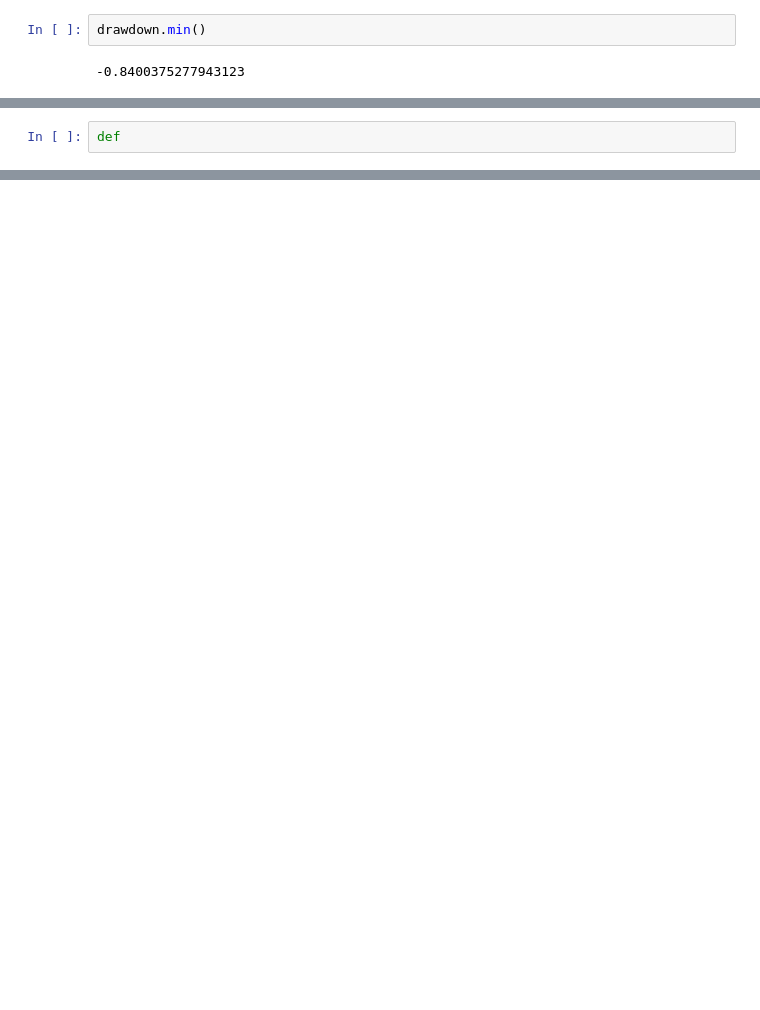
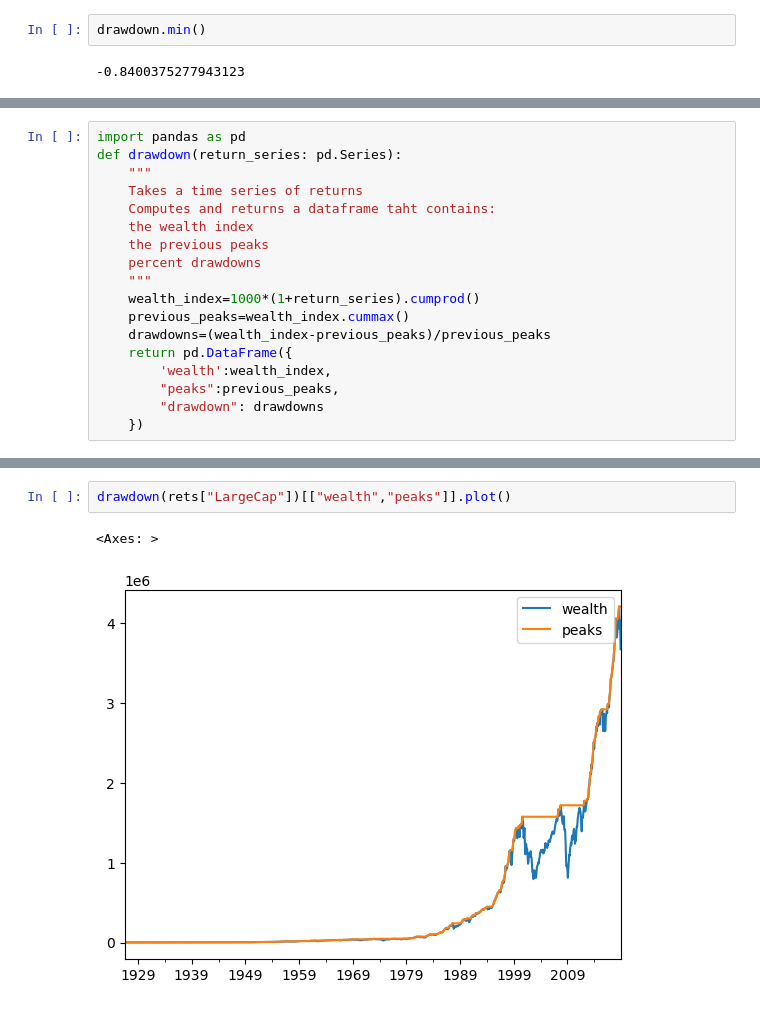
Before and after one commit to TheSmallRaccoon/PortAnalytics---Notes, a Jupyter notebook: MyPractice.ipynb, the cells around one changed output, grey strips where cells are left out. Saved outputs shown, nothing was run; the diff lists cells and outputs as text; blank space fills up the shorter version.

```diff
--- a/MyPractice.ipynb
+++ b/MyPractice.ipynb
@@ -588,2 +589,18 @@ Period('1932-05', 'M')
 # %%
-def
+import pandas as pd
+def drawdown(return_series: pd.Series):
+    """
+    Takes a time series of returns
+    Computes and returns a dataframe taht contains:
+    the wealth index
+    the previous peaks
+    percent drawdowns
+    """
+    wealth_index=1000*(1+return_series).cumprod()
+    previous_peaks=wealth_index.cummax()
+    drawdowns=(wealth_index-previous_peaks)/previous_peaks
+    return pd.DataFrame({
+        'wealth':wealth_index,
+        "peaks":previous_peaks,
+        "drawdown": drawdowns
+    })
@@ -589,0 +625,5 @@ def
+# %%
+drawdown(rets["LargeCap"])[["wealth","peaks"]].plot()
+# %% [output]
+<Axes: >
+[figure, added]
```
Also changed, not shown: parts of 13 cells of this notebook, 1 other file.
